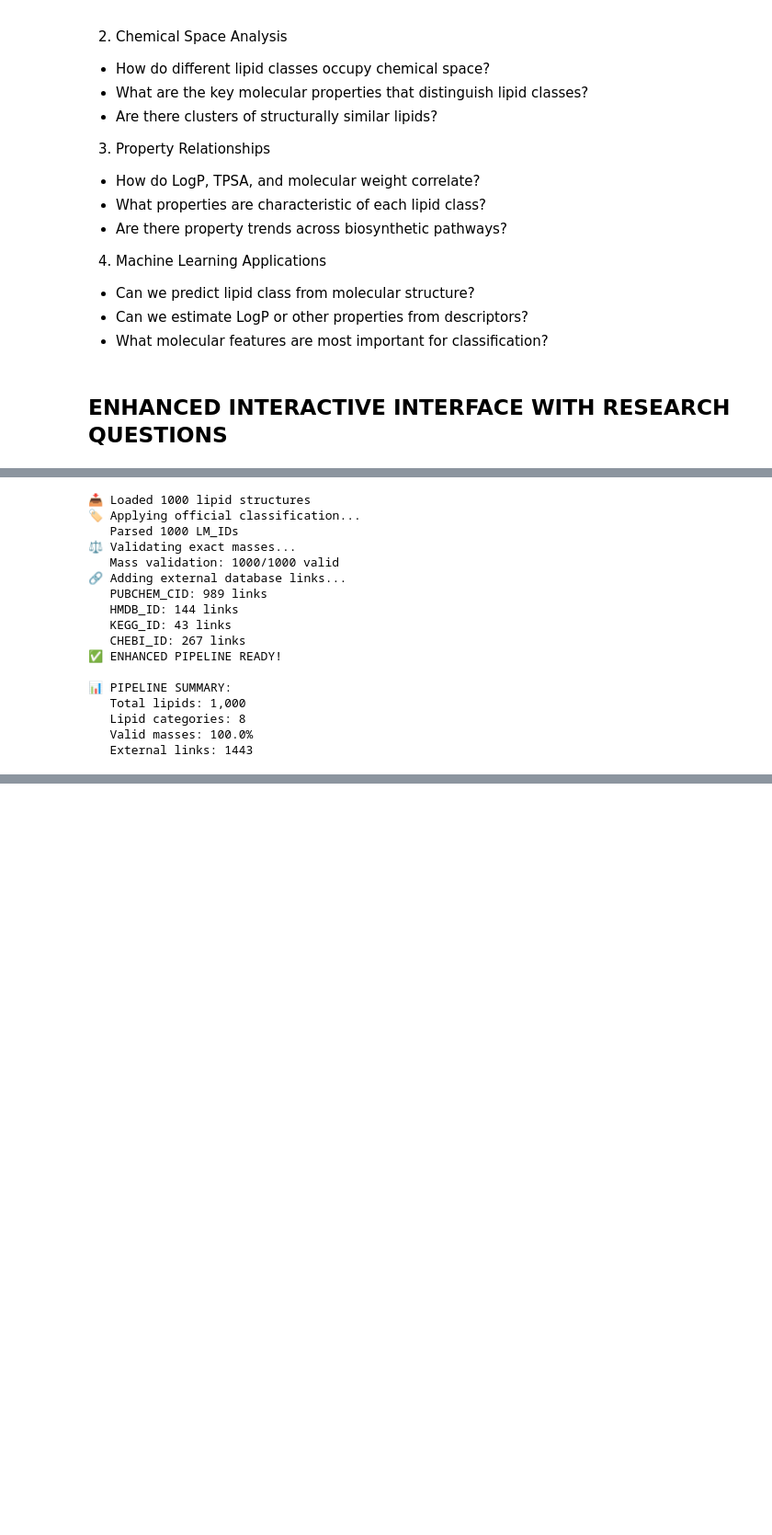
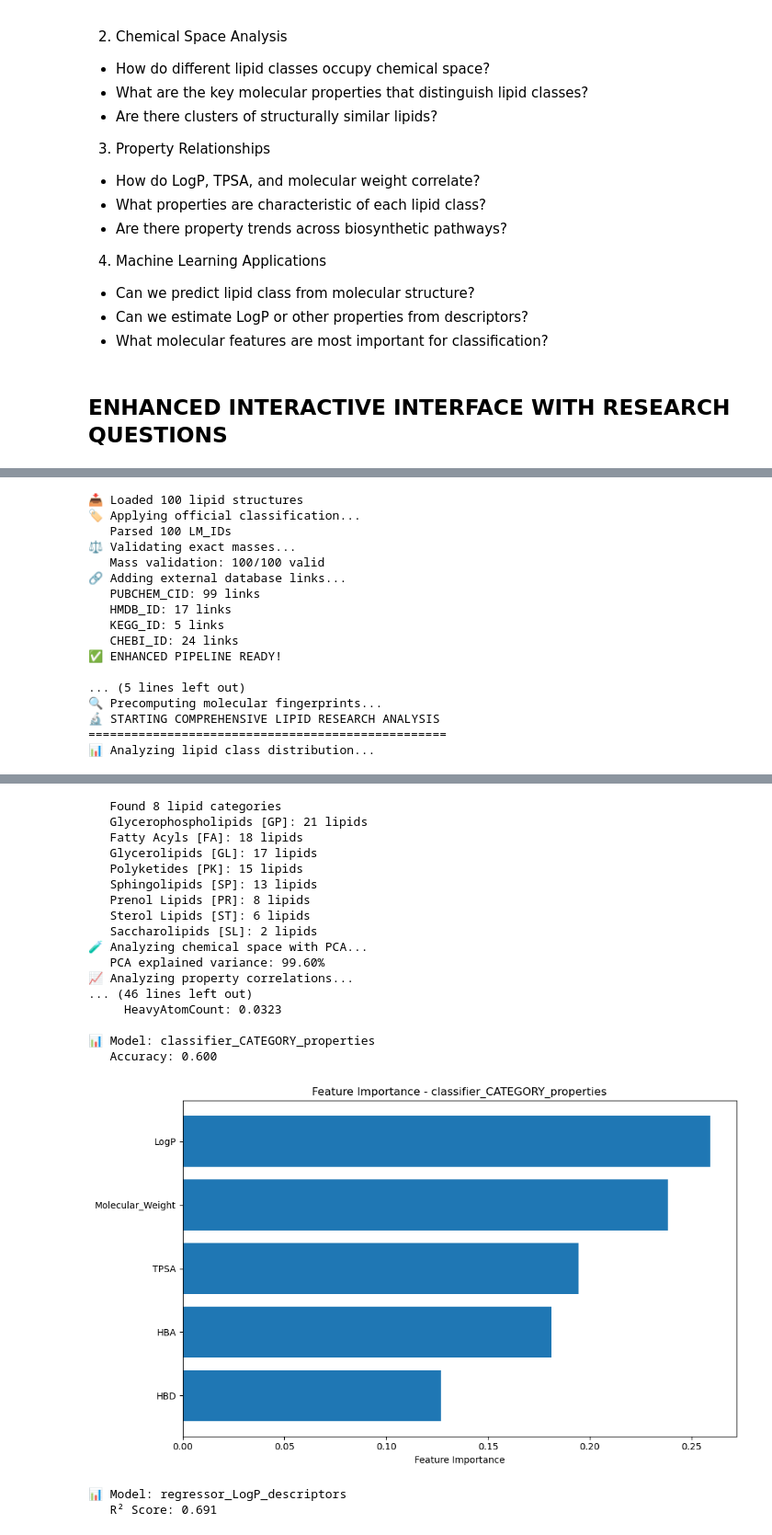
Before and after one commit to In-Silico-RG/lipid-database-analysis, a Jupyter notebook: LMSD_DB_Advanced_ Research_ML_Interface-II.ipynb, the cells around one changed output, grey strips where cells are left out. Shown at 92% size. Drawn from its saved outputs; the diff is of its cells as text; code cells hidden in the pictures; blank space fills up the shorter version.

```diff
--- a/LMSD_DB_Advanced_ Research_ML_Interface-II.ipynb
+++ b/LMSD_DB_Advanced_ Research_ML_Interface-II.ipynb
@@ -1257,7 +1329,7 @@ def run_complete_research_workflow():
     advanced_pipeline = AdvancedLipidPipeline("LMSD.sdf/structures.sdf")
 
     # Run complete analysis
-    success = advanced_pipeline.run_advanced_analysis(sample_size=1000)
+    success = advanced_pipeline.run_advanced_analysis(sample_size=100)
 
     if success:
         print("\n🎉 PIPELINE READY FOR RESEARCH QUESTIONS!")
@@ -1296,17 +1368,17 @@ if __name__ == "__main__":
-📥 Loaded 1000 lipid structures
+📥 Loaded 100 lipid structures
 🏷️ Applying official classification...
-   Parsed 1000 LM_IDs
+   Parsed 100 LM_IDs
 ⚖️ Validating exact masses...
-   Mass validation: 1000/1000 valid
+   Mass validation: 100/100 valid
 🔗 Adding external database links...
-   PUBCHEM_CID: 989 links
-   HMDB_ID: 144 links
-   KEGG_ID: 43 links
-   CHEBI_ID: 267 links
+   PUBCHEM_CID: 99 links
+   HMDB_ID: 17 links
+   KEGG_ID: 5 links
+   CHEBI_ID: 24 links
 ✅ ENHANCED PIPELINE READY!
 
-📊 PIPELINE SUMMARY:
-   Total lipids: 1,000
-   Lipid categories: 8
-   Valid masses: 100.0%
-   External links: 1443
+... (5 lines left out)
+🔍 Precomputing molecular fingerprints...
+🔬 STARTING COMPREHENSIVE LIPID RESEARCH ANALYSIS
+==================================================
+📊 Analyzing lipid class distribution...
@@ -1313,0 +1402,20 @@ NameError: name 'EnhancedLipidSearchEngine' is not defined
+   Found 8 lipid categories
+   Glycerophospholipids [GP]: 21 lipids
+   Fatty Acyls [FA]: 18 lipids
+   Glycerolipids [GL]: 17 lipids
+   Polyketides [PK]: 15 lipids
+   Sphingolipids [SP]: 13 lipids
+   Prenol Lipids [PR]: 8 lipids
+   Sterol Lipids [ST]: 6 lipids
+   Saccharolipids [SL]: 2 lipids
+🧪 Analyzing chemical space with PCA...
+   PCA explained variance: 99.60%
+📈 Analyzing property correlations...
+... (46 lines left out)
+     HeavyAtomCount: 0.0323
+
+📊 Model: classifier_CATEGORY_properties
+   Accuracy: 0.600
+[figure, added]
+📊 Model: regressor_LogP_descriptors
+   R² Score: 0.691
```
Also changed, not shown: parts of 2 cells of this notebook.
